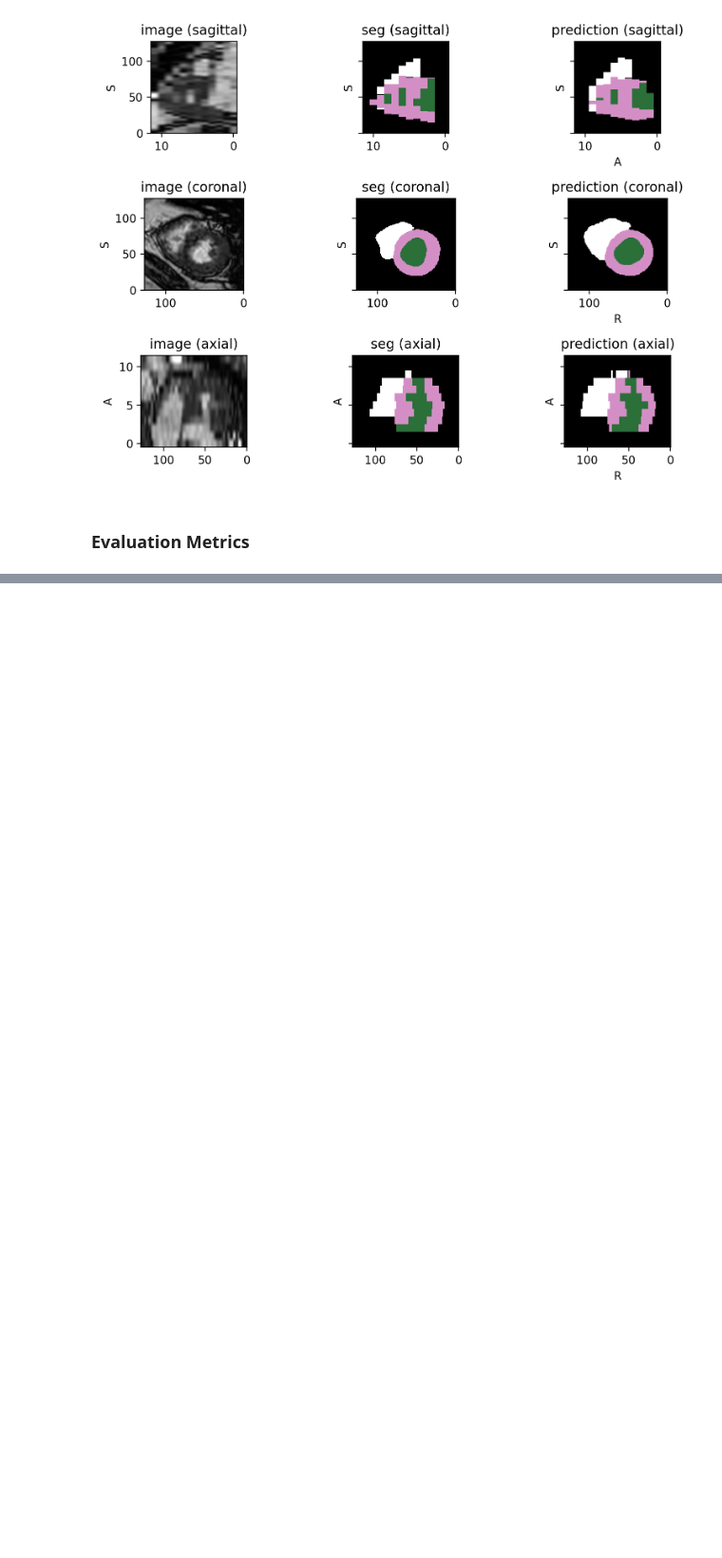
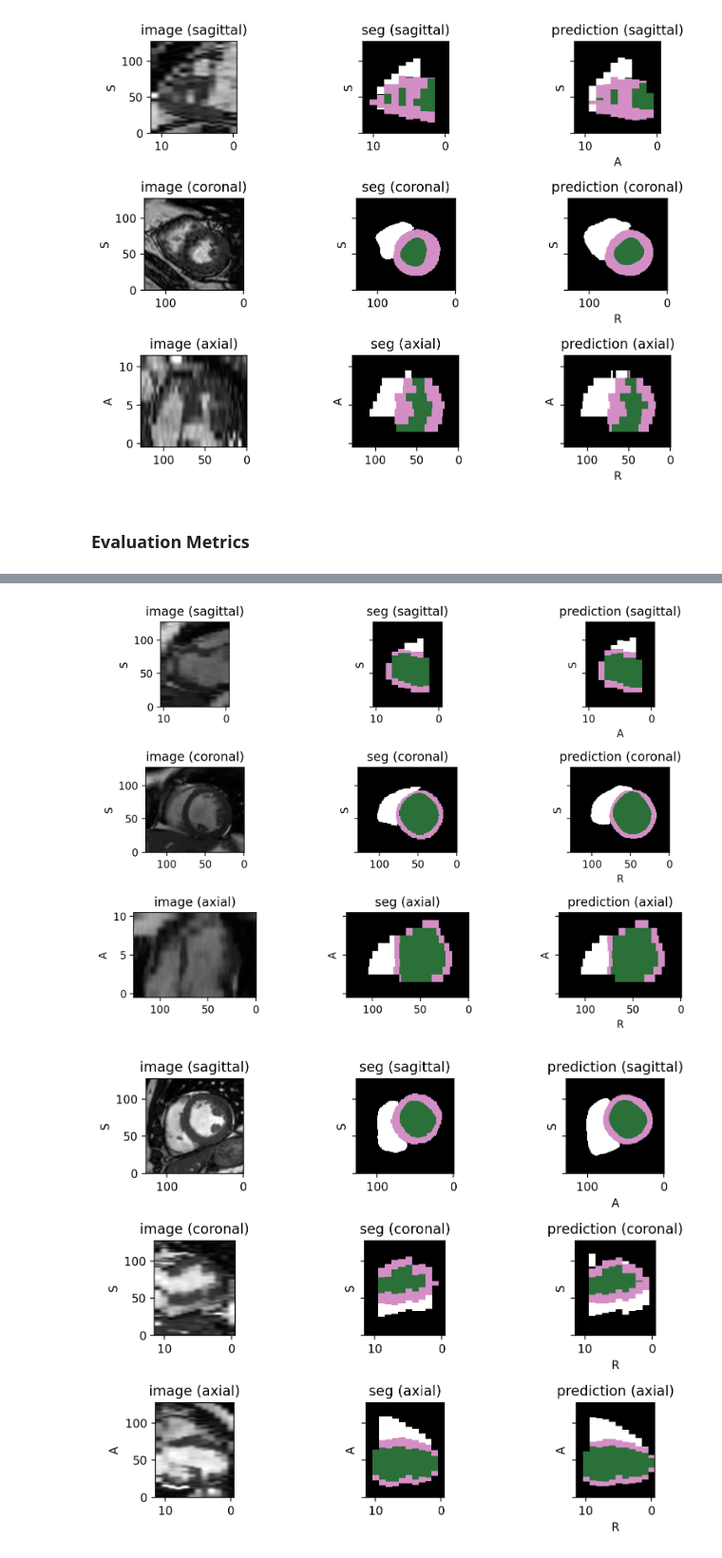
Before and after one commit to MAHDI-Imen/M-M, a Jupyter notebook: M_M.ipynb, the cells around one changed output, grey strips where cells are left out. Shown at 95% size. Drawn from its saved outputs; the diff is of its cells as text; code cells hidden in the pictures; blank space fills up the shorter version.

```diff
--- a/M_M.ipynb
+++ b/M_M.ipynb
@@ -260,0 +267,4 @@ grouped_by_vendor
+# %%
+vendor_datasets_3D = []
+for vendor in vendors:
+    vendor_datasets_3D.append(load_vendor_3D(vendor, metadata))
@@ -260,0 +359,8 @@ grouped_by_vendor
+# %%
+for i in range(4):
+    # Get data for one subject
+    one_subject = vendor_datasets_3D[i][0]
+    visualize_predictions_3D(model, one_subject, device)
+# %% [output]
+[figure, added]
+[figure, added]
```
Also changed, not shown: parts of 18 cells of this notebook.
